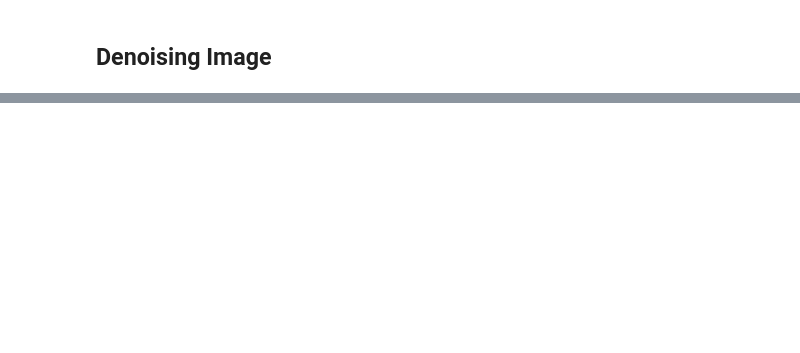
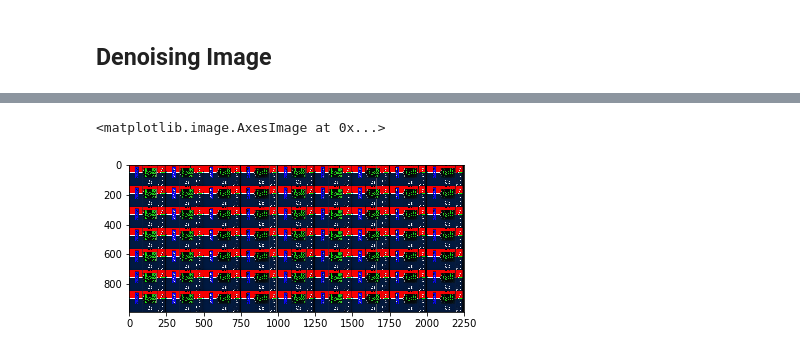
Before and after one commit to apuayush/DNA_SRA, a Jupyter notebook: img improv.ipynb, the cells around one changed output, grey strips where cells are left out. Saved outputs shown, nothing was run; the diff lists cells and outputs as text; code cells hidden in the pictures; blank space fills up the shorter version.

```diff
--- a/img improv.ipynb
+++ b/img improv.ipynb
@@ -36,0 +63,5 @@ fig.savefig('test4.jpg')
+# %%
+plt.imshow(img)
+# %% [output]
+<matplotlib.image.AxesImage at 0x...>
+[figure, added]
```
Also changed, not shown: parts of 8 cells of this notebook, 2 other files.
